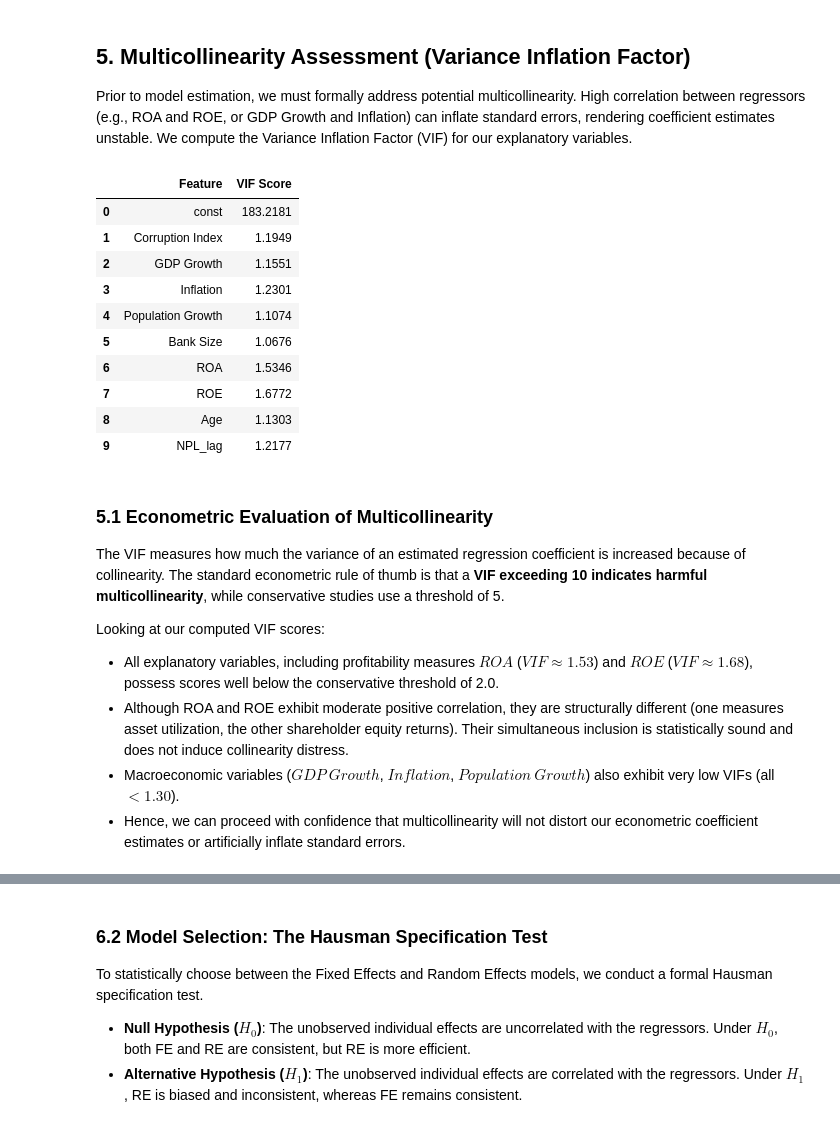
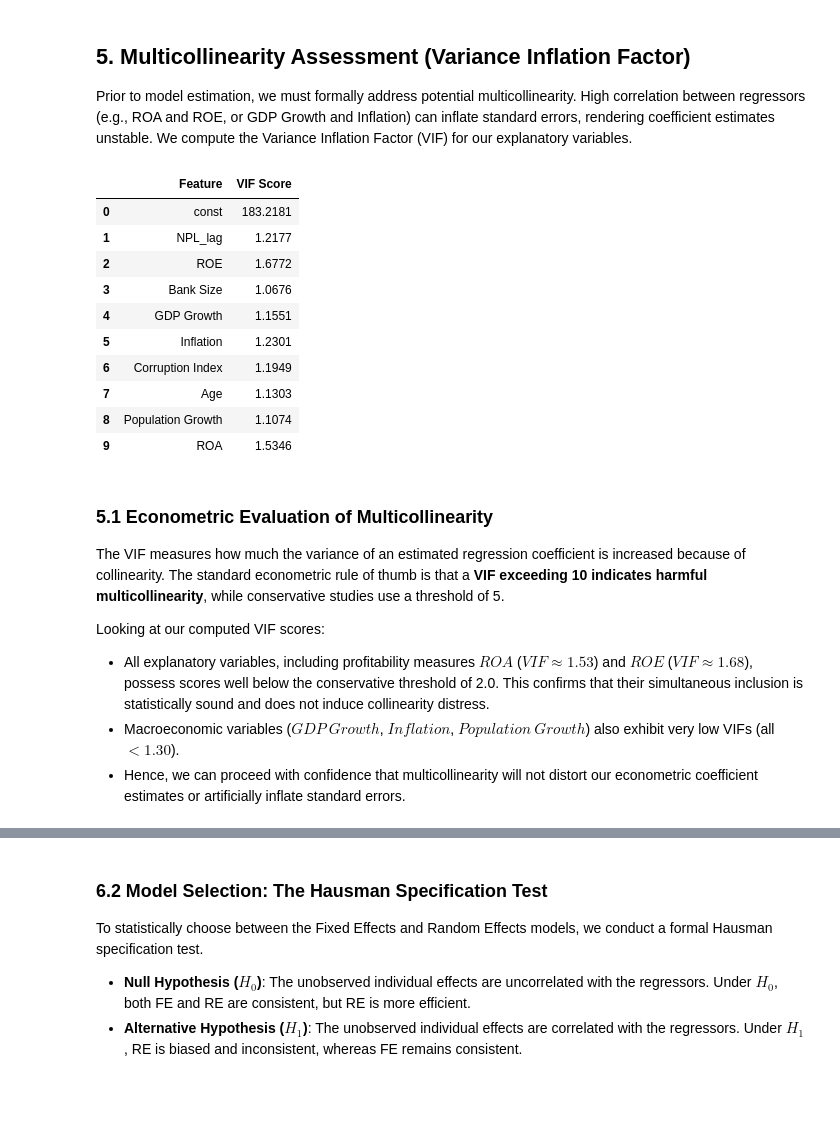
Before and after one commit to sum1tk/Econometric-ML-Analysis-of-Bank-Credit-Risk-in-South-Asia, a Jupyter notebook: Credit_Risk_Analysis_Refined.ipynb, the cells around one changed output, grey strips where cells are left out. Cells and saved outputs as stored; diff of their text form; code cells hidden in the pictures; blank space fills up the shorter version.

```diff
--- a/Credit_Risk_Analysis_Refined.ipynb
+++ b/Credit_Risk_Analysis_Refined.ipynb
@@ -251,40 +251,38 @@ plt.show()
 Prior to model estimation, we must formally address potential multicollinearity. High correlation between regressors (e.g., ROA and ROE, or GDP Growth and Inflation) can inflate standard errors, rendering coefficient estimates unstable. We compute the Variance Inflation Factor (VIF) for our explanatory variables.
 # %%
 
-# Select independent regressors
+# Select independent regressors matching the slide's specifications
 vif_cols = [
-    'Corruption Index', 'GDP Growth', 'Inflation', 'Population Growth',
-    'Bank Size', 'ROA', 'ROE', 'Age', 'NPL_lag'
+    'NPL_lag', 'ROE', 'Bank Size', 'GDP Growth', 'Inflation',
+    'Corruption Index', 'Age', 'Population Growth', 'ROA'
 ]
 
-# Drop any row with missing values for VIF check (none exist here, but good practice)
 X_vif = df[vif_cols].dropna()
 X_vif_const = sm.add_constant(X_vif)
 
 vif_data = pd.DataFrame()
 vif_data['Feature'] = X_vif_const.columns
 vif_data['VIF Score'] = [variance_inflation_factor(X_vif_const.values, i) for i in range(X_vif_const.shape[1])]
 
 display(vif_data.round(4))
 # %% [output]
 |  | Feature | VIF Score |
 | 0 | const | 183.2181 |
-| 1 | Corruption Index | 1.1949 |
-| 2 | GDP Growth | 1.1551 |
-| 3 | Inflation | 1.2301 |
-| 4 | Population Growth | 1.1074 |
-| 5 | Bank Size | 1.0676 |
-| 6 | ROA | 1.5346 |
-| 7 | ROE | 1.6772 |
-| 8 | Age | 1.1303 |
-| 9 | NPL_lag | 1.2177 |
+| 1 | NPL_lag | 1.2177 |
+| 2 | ROE | 1.6772 |
+| 3 | Bank Size | 1.0676 |
+| 4 | GDP Growth | 1.1551 |
+| 5 | Inflation | 1.2301 |
+| 6 | Corruption Index | 1.1949 |
+| 7 | Age | 1.1303 |
+| 8 | Population Growth | 1.1074 |
+| 9 | ROA | 1.5346 |
 # %% [markdown]
 ### 5.1 Econometric Evaluation of Multicollinearity
 The VIF measures how much the variance of an estimated regression coefficient is increased because of collinearity. The standard econometric rule of thumb is that a **VIF exceeding 10 indicates harmful multicollinearity**, while conservative studies use a threshold of 5.
 
 Looking at our computed VIF scores:
-* All explanatory variables, including profitability measures $ROA$ ($VIF \approx 1.53$) and $ROE$ ($VIF \approx 1.68$), possess scores well below the conservative threshold of 2.0.
-* Although ROA and ROE exhibit moderate positive correlation, they are structurally different (one measures asset utilization, the other shareholder equity returns). Their simultaneous inclusion is statistically sound and does not induce collinearity distress.
+* All explanatory variables, including profitability measures $ROA$ ($VIF \approx 1.53$) and $ROE$ ($VIF \approx 1.68$), possess scores well below the conservative threshold of 2.0. This confirms that their simultaneous inclusion is statistically sound and does not induce collinearity distress.
 * Macroeconomic variables ($GDP\ Growth$, $Inflation$, $Population\ Growth$) also exhibit very low VIFs (all $< 1.30$).
 * Hence, we can proceed with confidence that multicollinearity will not distort our econometric coefficient estimates or artificially inflate standard errors.
 # %% [markdown]
```
Also changed, not shown: parts of 15 cells of this notebook, 1 other file.
